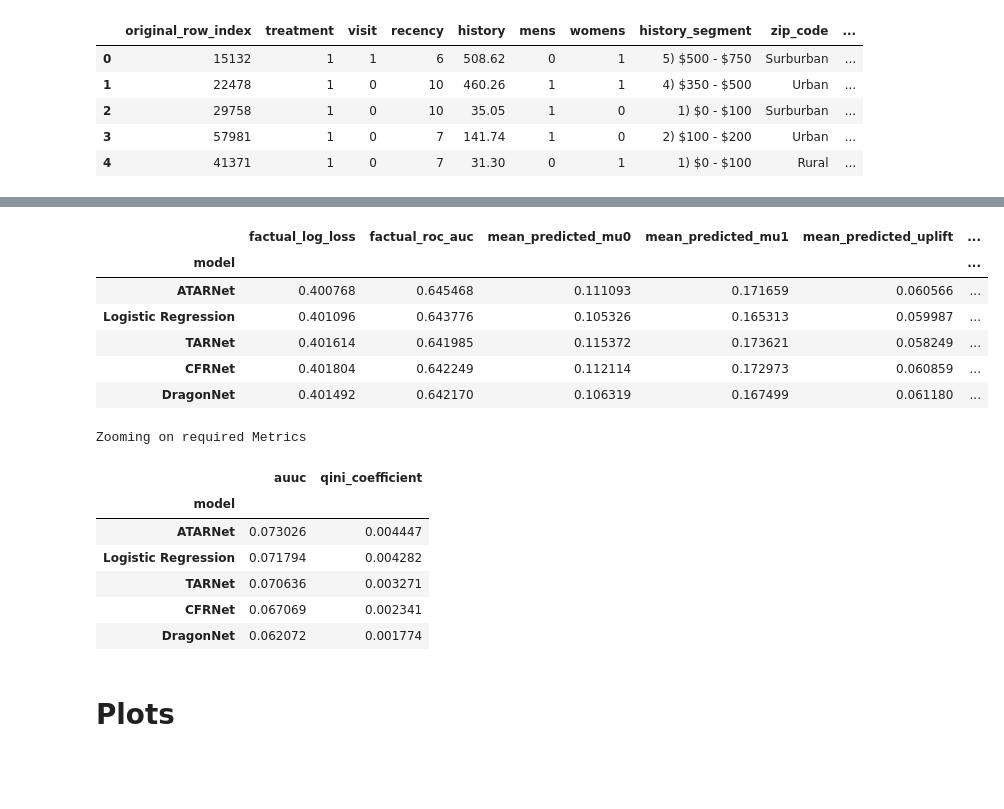
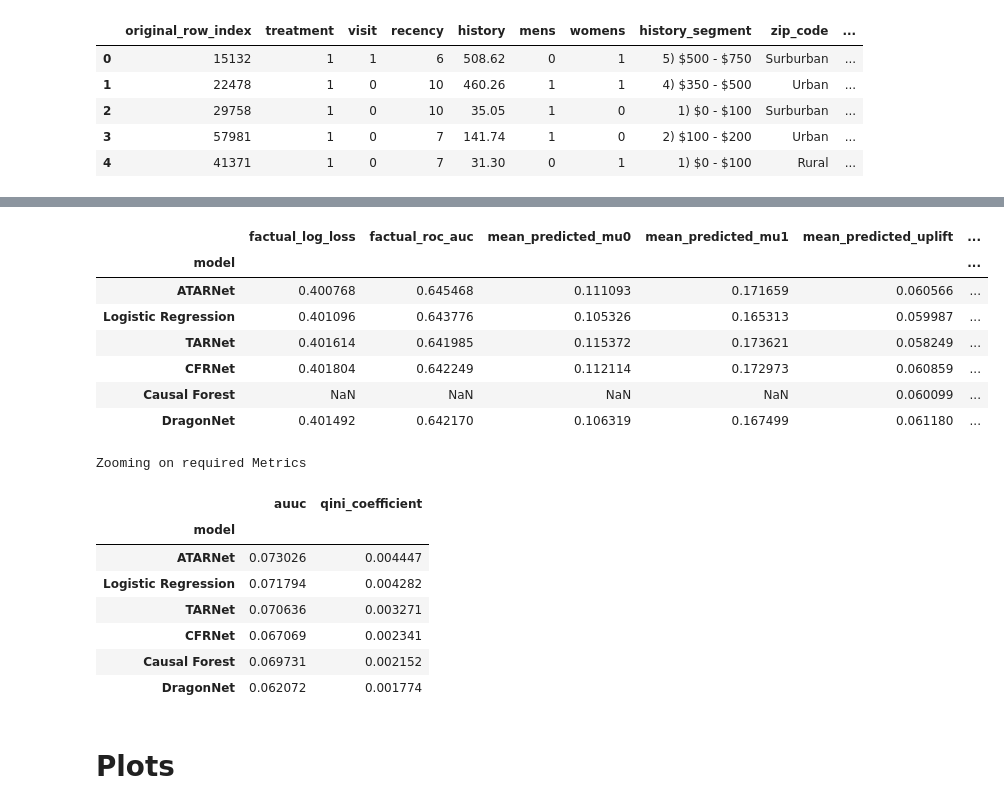
Before and after one commit to joshuaharasaki/cs7643-uplift-modeling, a Jupyter notebook: notebooks/04_evaluation.ipynb, the cells around one changed output, grey strips where cells are left out. Drawn from its saved outputs; the diff is of its cells as text; code cells hidden in the pictures; blank space fills up the shorter version.

Commit message:
added causal forests and final table

```diff
--- a/notebooks/04_evaluation.ipynb
+++ b/notebooks/04_evaluation.ipynb
@@ -2033,34 +2153,35 @@ for name, table in prediction_tables.items():
     metrics, qini, uplift = evaluate_model(table)
 
     metrics["model"] = name
-    metrics["trainable_parameters"] = int(
+    metrics["trainable_parameters"] = (
         model_parameter_counts[name]
     )
 
     evaluation_rows.append(metrics)
     qini_curves[name] = qini
     uplift_curves[name] = uplift
 
 evaluation_table = (
     pd.DataFrame(evaluation_rows)
     .set_index("model")
     .sort_values(
         "qini_coefficient",
         ascending=False,
     )
 )
 
 display(evaluation_table)
 
 print("Zooming on required Metrics")
 display(evaluation_table[["auuc", "qini_coefficient"]])
 # %% [output]
 |  | factual_log_loss | factual_roc_auc | mean_predicted_mu0 | mean_predicted_mu1 | mean_predicted_uplift | ... |
 | model |  |  |  |  |  | ... |
 | ATARNet | 0.400768 | 0.645468 | 0.111093 | 0.171659 | 0.060566 | ... |
 | Logistic Regression | 0.401096 | 0.643776 | 0.105326 | 0.165313 | 0.059987 | ... |
 | TARNet | 0.401614 | 0.641985 | 0.115372 | 0.173621 | 0.058249 | ... |
 | CFRNet | 0.401804 | 0.642249 | 0.112114 | 0.172973 | 0.060859 | ... |
+| Causal Forest | NaN | NaN | NaN | NaN | 0.060099 | ... |
 | DragonNet | 0.401492 | 0.642170 | 0.106319 | 0.167499 | 0.061180 | ... |
 Zooming on required Metrics
 |  | auuc | qini_coefficient |
@@ -2069,6 +2190,7 @@ Zooming on required Metrics
 | Logistic Regression | 0.071794 | 0.004282 |
 | TARNet | 0.070636 | 0.003271 |
 | CFRNet | 0.067069 | 0.002341 |
+| Causal Forest | 0.069731 | 0.002152 |
 | DragonNet | 0.062072 | 0.001774 |
 # %% [markdown]
 # Plots
```
Also changed, not shown: parts of 13 cells of this notebook.
